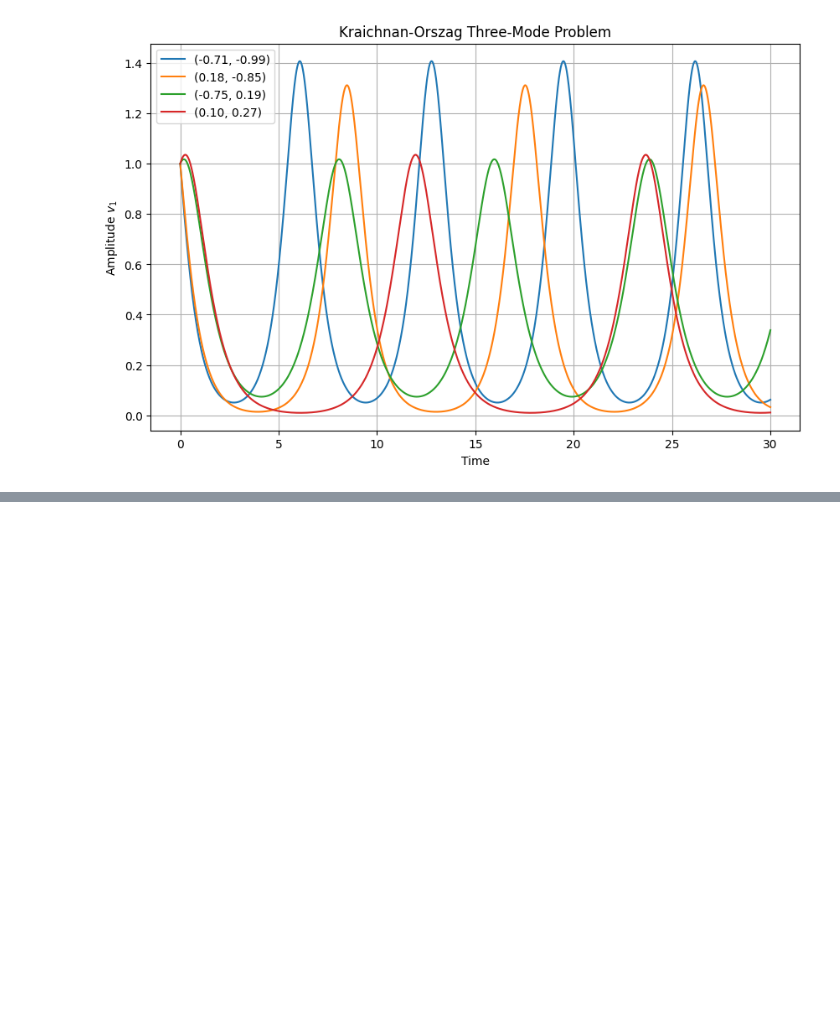
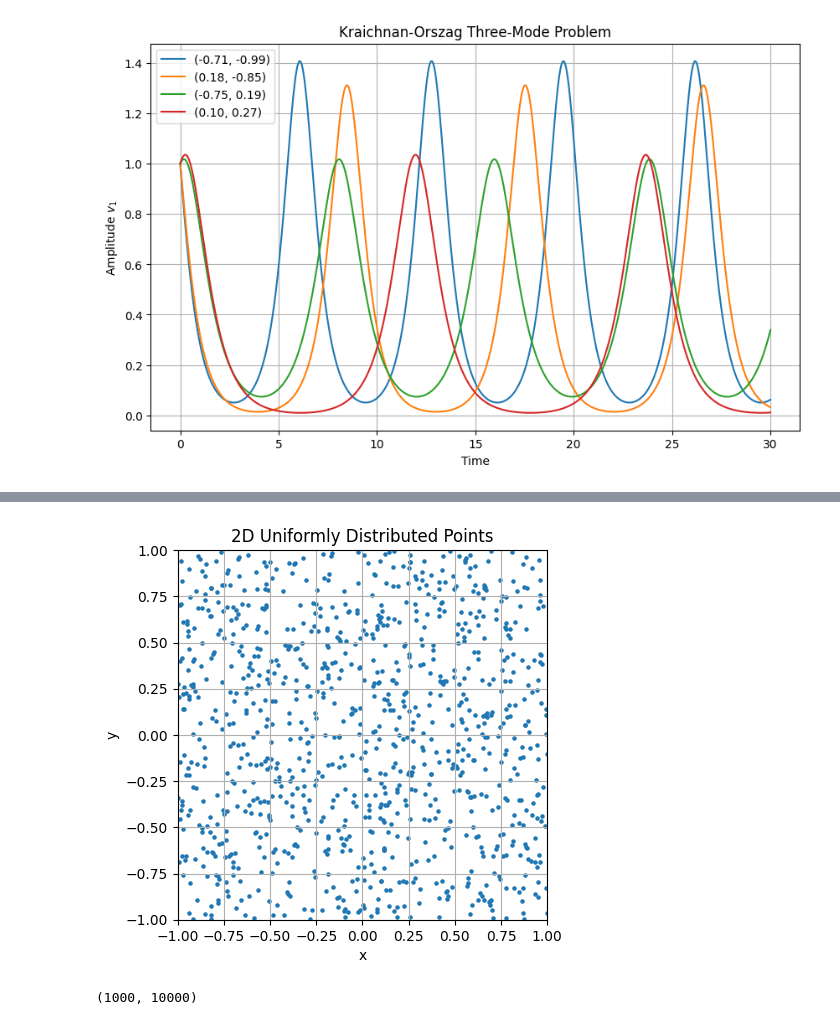
Before and after one commit to Gulio357/Data_Dynamics_Clustering, a Jupyter notebook: Untitled.ipynb, the cells around one changed output, grey strips where cells are left out. Drawn from its saved outputs; the diff is of its cells as text; code cells hidden in the pictures; blank space fills up the shorter version.

```diff
--- a/Untitled.ipynb
+++ b/Untitled.ipynb
@@ -41,0 +59,31 @@ plt.show()
+# %%
+def sample_point():
+    x = np.random.uniform(-1, 1)
+    y = np.random.uniform(-1, 1)
+    return x, y
+
+
+num_samples = 1000
+
+
+x_points = np.empty(num_samples)
+y_points = np.empty(num_samples)
+
+
+for i in range(num_samples):
+    x, y = sample_point()
+    x_points[i] = x
+    y_points[i] = y
+
+
+plt.scatter(x_points, y_points, s=5)
+plt.xlabel('x')
+plt.ylabel('y')
+plt.title('2D Uniformly Distributed Points')
+plt.grid(True)
+plt.xlim(-1, 1)
+plt.ylim(-1, 1)
+plt.gca().set_aspect('equal', adjustable='box')
+plt.show()
+# %% [output]
+[figure, added]
@@ -41,0 +122,4 @@ plt.show()
+# %%
+dataset.shape
+# %% [output]
+(1000, 10000)
```
Also changed, not shown: parts of 9 cells of this notebook.
